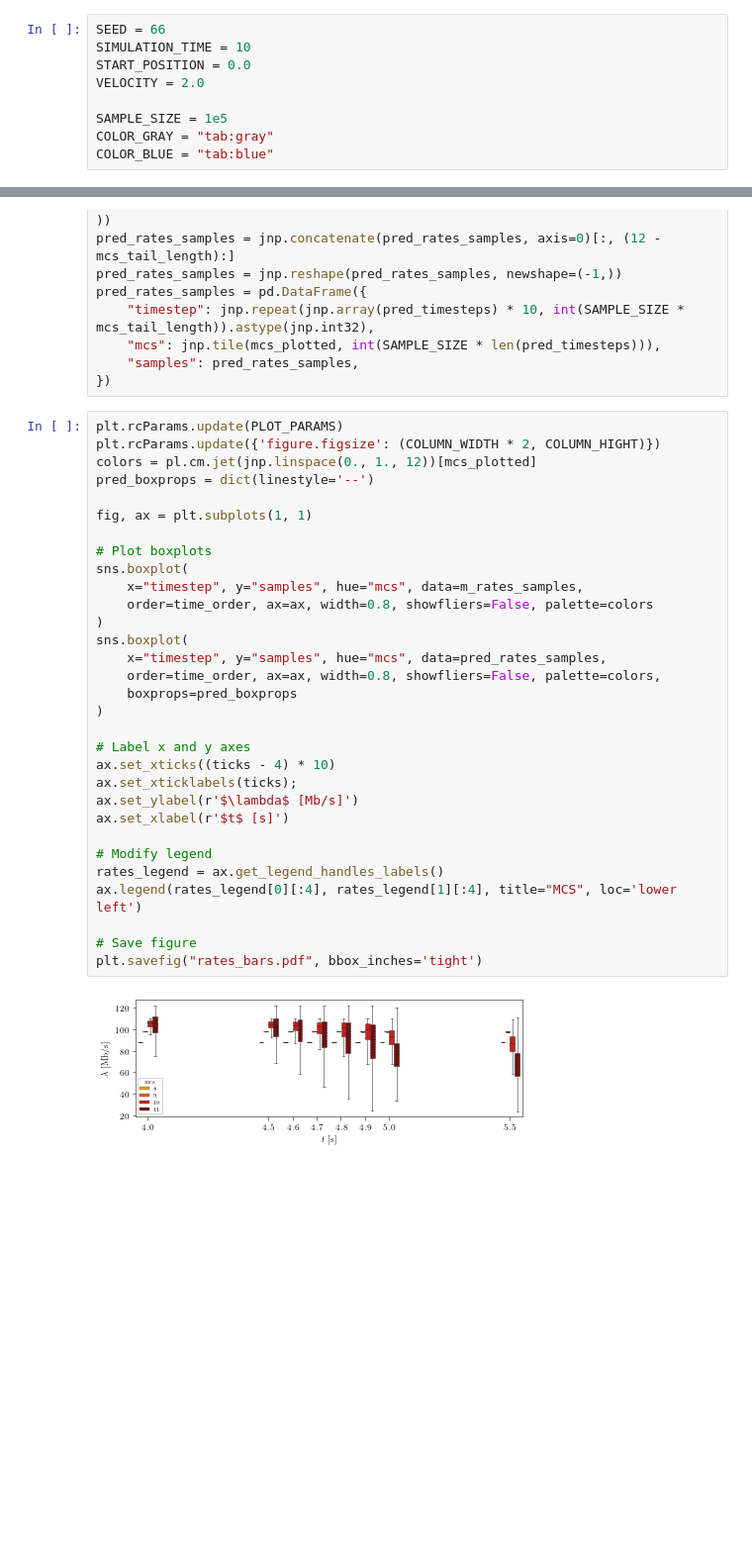
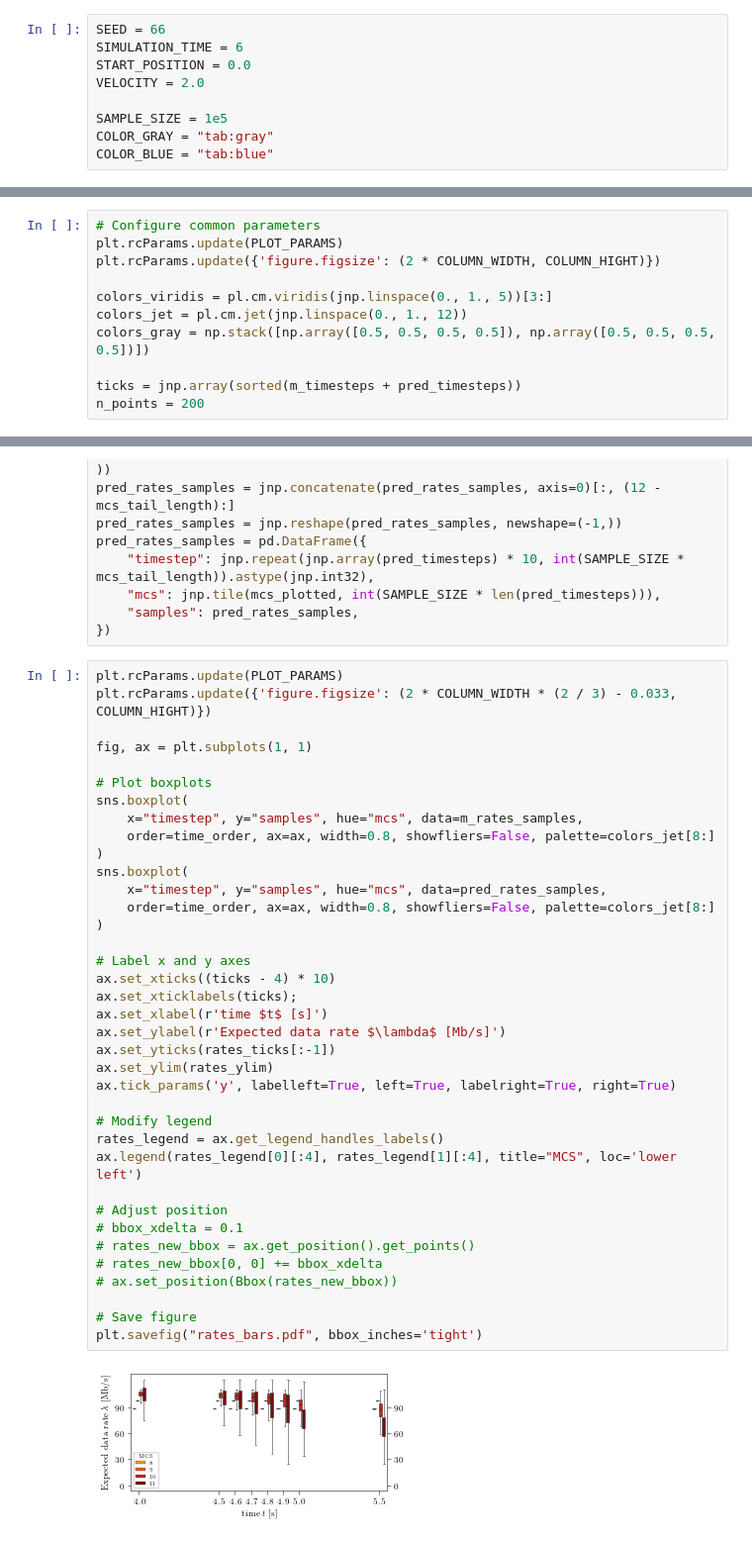
Before and after one commit to ml4wifi-devs/ftmrate, a Jupyter notebook: tools/plots/ftmrate_plots.ipynb, the cells around one changed output, grey strips where cells are left out. Shown at 99% size. Drawn from its saved outputs; the diff is of its cells as text; blank space fills up the shorter version.

```diff
--- a/tools/plots/ftmrate_plots.ipynb
+++ b/tools/plots/ftmrate_plots.ipynb
@@ -22,6 +24,6 @@ COLUMN_HIGHT = 2 * COLUMN_WIDTH / (1 + np.sqrt(5))
 # %%
 SEED = 66
-SIMULATION_TIME = 10
+SIMULATION_TIME = 6
 START_POSITION = 0.0
 VELOCITY = 2.0
 
@@ -112 +109,12 @@ pred_distance_samples = pd.DataFrame({
+# %%
+# Configure common parameters
+plt.rcParams.update(PLOT_PARAMS)
+plt.rcParams.update({'figure.figsize': (2 * COLUMN_WIDTH, COLUMN_HIGHT)})
+
+colors_viridis = pl.cm.viridis(jnp.linspace(0., 1., 5))[3:]
+colors_jet = pl.cm.jet(jnp.linspace(0., 1., 12))
+colors_gray = np.stack([np.array([0.5, 0.5, 0.5, 0.5]), np.array([0.5, 0.5, 0.5, 0.5])])
+
+ticks = jnp.array(sorted(m_timesteps + pred_timesteps))
+n_points = 200
 # %% [markdown]
@@ -238,34 +277,40 @@ pred_rates_samples = pd.DataFrame({
 })
 # %%
 plt.rcParams.update(PLOT_PARAMS)
-plt.rcParams.update({'figure.figsize': (COLUMN_WIDTH * 2, COLUMN_HIGHT)})
-colors = pl.cm.jet(jnp.linspace(0., 1., 12))[mcs_plotted]
-pred_boxprops = dict(linestyle='--')
+plt.rcParams.update({'figure.figsize': (2 * COLUMN_WIDTH * (2 / 3) - 0.033, COLUMN_HIGHT)})
 
 fig, ax = plt.subplots(1, 1)
 
 # Plot boxplots
 sns.boxplot(
     x="timestep", y="samples", hue="mcs", data=m_rates_samples,
-    order=time_order, ax=ax, width=0.8, showfliers=False, palette=colors
+    order=time_order, ax=ax, width=0.8, showfliers=False, palette=colors_jet[8:]
 )
 sns.boxplot(
     x="timestep", y="samples", hue="mcs", data=pred_rates_samples,
-    order=time_order, ax=ax, width=0.8, showfliers=False, palette=colors,
-    boxprops=pred_boxprops
+    order=time_order, ax=ax, width=0.8, showfliers=False, palette=colors_jet[8:]
 )
 
 # Label x and y axes
 ax.set_xticks((ticks - 4) * 10)
 ax.set_xticklabels(ticks);
-ax.set_ylabel(r'$\lambda$ [Mb/s]')
-ax.set_xlabel(r'$t$ [s]')
+ax.set_xlabel(r'time $t$ [s]')
+ax.set_ylabel(r'Expected data rate $\lambda$ [Mb/s]')
+ax.set_yticks(rates_ticks[:-1])
+ax.set_ylim(rates_ylim)
+ax.tick_params('y', labelleft=True, left=True, labelright=True, right=True)
 
 # Modify legend
 rates_legend = ax.get_legend_handles_labels()
 ax.legend(rates_legend[0][:4], rates_legend[1][:4], title="MCS", loc='lower left')
 
+# Adjust position
+# bbox_xdelta = 0.1
+# rates_new_bbox = ax.get_position().get_points()
+# rates_new_bbox[0, 0] += bbox_xdelta
+# ax.set_position(Bbox(rates_new_bbox))
+
 # Save figure
 plt.savefig("rates_bars.pdf", bbox_inches='tight')
 # %% [output]
-[figure, old version]
+[figure, new version]
```
Also changed, not shown: parts of 15 cells of this notebook.
